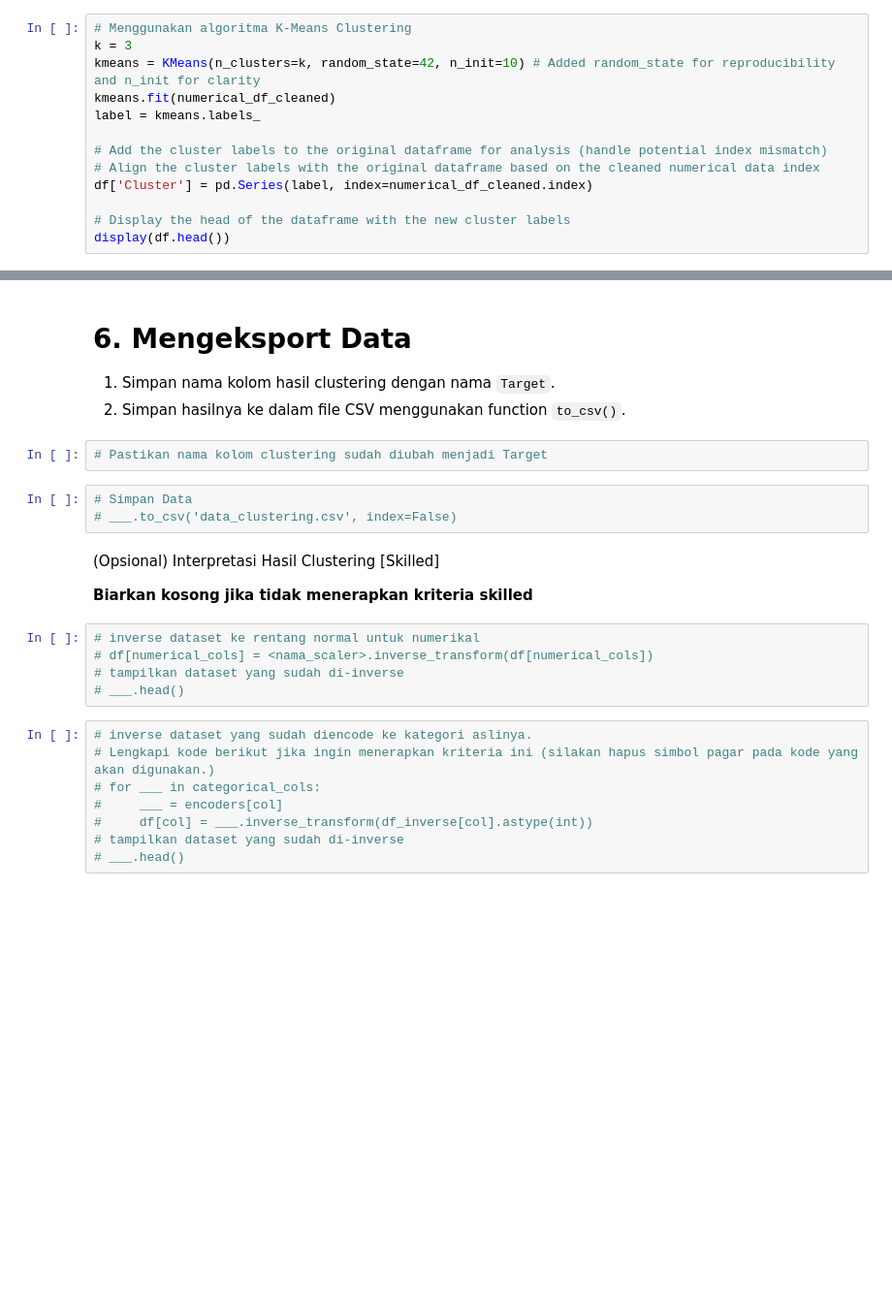
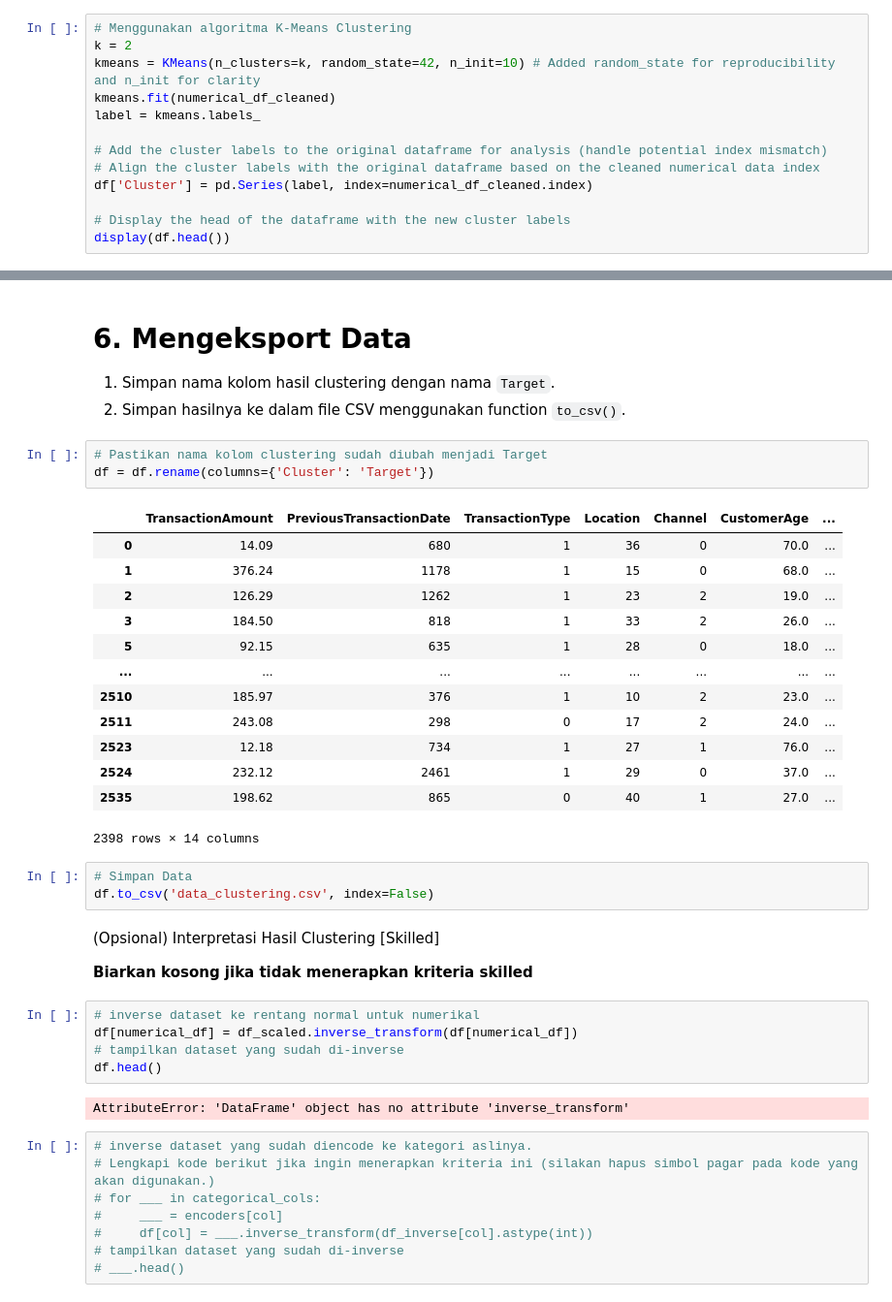
Before and after one commit to Hijaan/Dicoding_HIjaan, a Jupyter notebook: [Clustering]_Submission_Akhir_BMLP_Hasbi.ipynb, the cells around one changed output, grey strips where cells are left out. Shown at 97% size. Saved outputs shown, nothing was run; the diff lists cells and outputs as text; blank space fills up the shorter version.

```diff
--- a/[Clustering]_Submission_Akhir_BMLP_Hasbi.ipynb
+++ b/[Clustering]_Submission_Akhir_BMLP_Hasbi.ipynb
@@ -342,7 +372,7 @@ visualizer.show()
 <Axes: title={'center': 'Distortion Score Elbow for KMeans Clustering'}, xlabel='k', ylabel='distortion score'>
 # %%
 # Menggunakan algoritma K-Means Clustering
-k = 3
+k = 2
 kmeans = KMeans(n_clusters=k, random_state=42, n_init=10) # Added random_state for reproducibility and n_init for clarity
 kmeans.fit(numerical_df_cleaned)
 label = kmeans.labels_
@@ -465,18 +473,35 @@ ValueError: Boolean array expected for the condition, not float64
 2. Simpan hasilnya ke dalam file CSV menggunakan function `to_csv()`.
 # %%
 # Pastikan nama kolom clustering sudah diubah menjadi Target
+df = df.rename(columns={'Cluster': 'Target'})
+# %% [output]
+|  | TransactionAmount | PreviousTransactionDate | TransactionType | Location | Channel | CustomerAge | ... |
+| 0 | 14.09 | 680 | 1 | 36 | 0 | 70.0 | ... |
+| 1 | 376.24 | 1178 | 1 | 15 | 0 | 68.0 | ... |
+| 2 | 126.29 | 1262 | 1 | 23 | 2 | 19.0 | ... |
+| 3 | 184.50 | 818 | 1 | 33 | 2 | 26.0 | ... |
+| 5 | 92.15 | 635 | 1 | 28 | 0 | 18.0 | ... |
+| ... | ... | ... | ... | ... | ... | ... | ... |
+| 2510 | 185.97 | 376 | 1 | 10 | 2 | 23.0 | ... |
+| 2511 | 243.08 | 298 | 0 | 17 | 2 | 24.0 | ... |
+| 2523 | 12.18 | 734 | 1 | 27 | 1 | 76.0 | ... |
+| 2524 | 232.12 | 2461 | 1 | 29 | 0 | 37.0 | ... |
+| 2535 | 198.62 | 865 | 0 | 40 | 1 | 27.0 | ... |
+2398 rows × 14 columns
 # %%
 # Simpan Data
-# ___.to_csv('data_clustering.csv', index=False)
+df.to_csv('data_clustering.csv', index=False)
 # %% [markdown]
 (Opsional) Interpretasi Hasil Clustering [Skilled]
 
 **Biarkan kosong jika tidak menerapkan kriteria skilled**
 # %%
 # inverse dataset ke rentang normal untuk numerikal
-# df[numerical_cols] = <nama_scaler>.inverse_transform(df[numerical_cols])
+df[numerical_df] = df_scaled.inverse_transform(df[numerical_df])
 # tampilkan dataset yang sudah di-inverse
-# ___.head()
+df.head()
+# %% [output]
+AttributeError: 'DataFrame' object has no attribute 'inverse_transform'
 # %%
 # inverse dataset yang sudah diencode ke kategori aslinya.
 # Lengkapi kode berikut jika ingin menerapkan kriteria ini (silakan hapus simbol pagar pada kode yang akan digunakan.)
```
Also changed, not shown: parts of 15 cells of this notebook.
